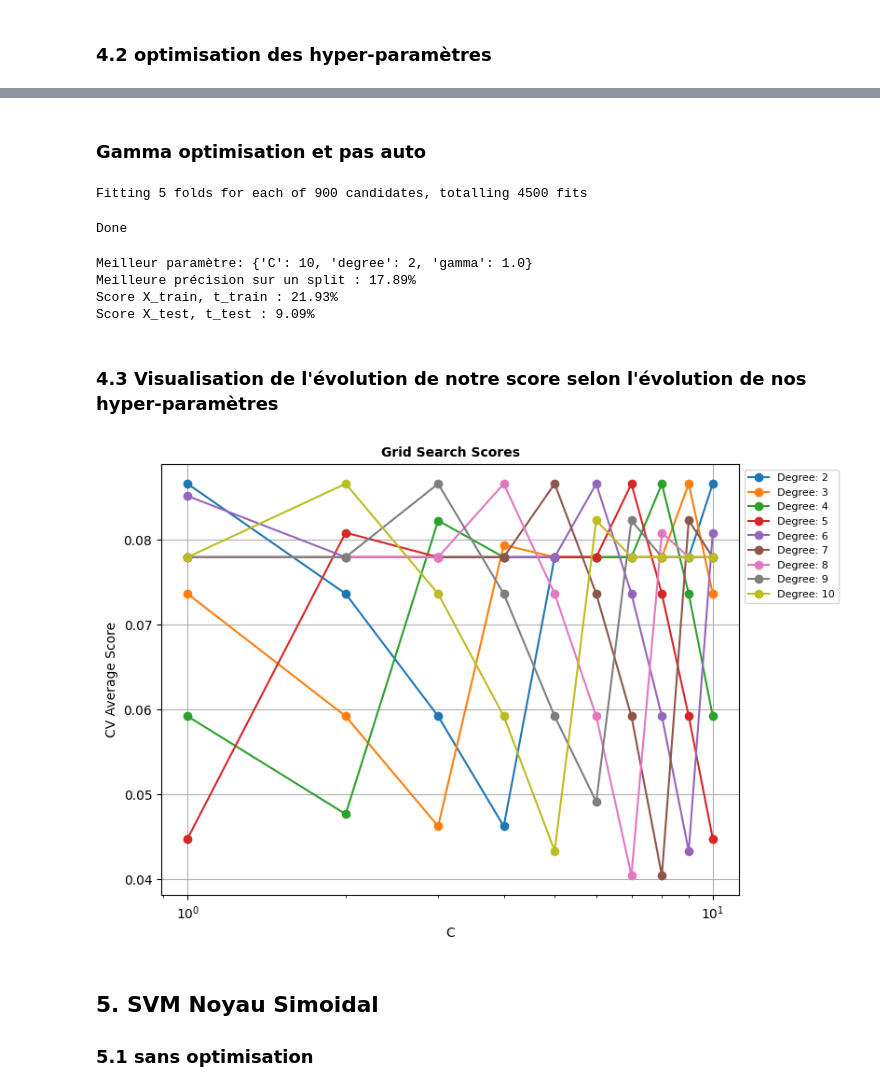
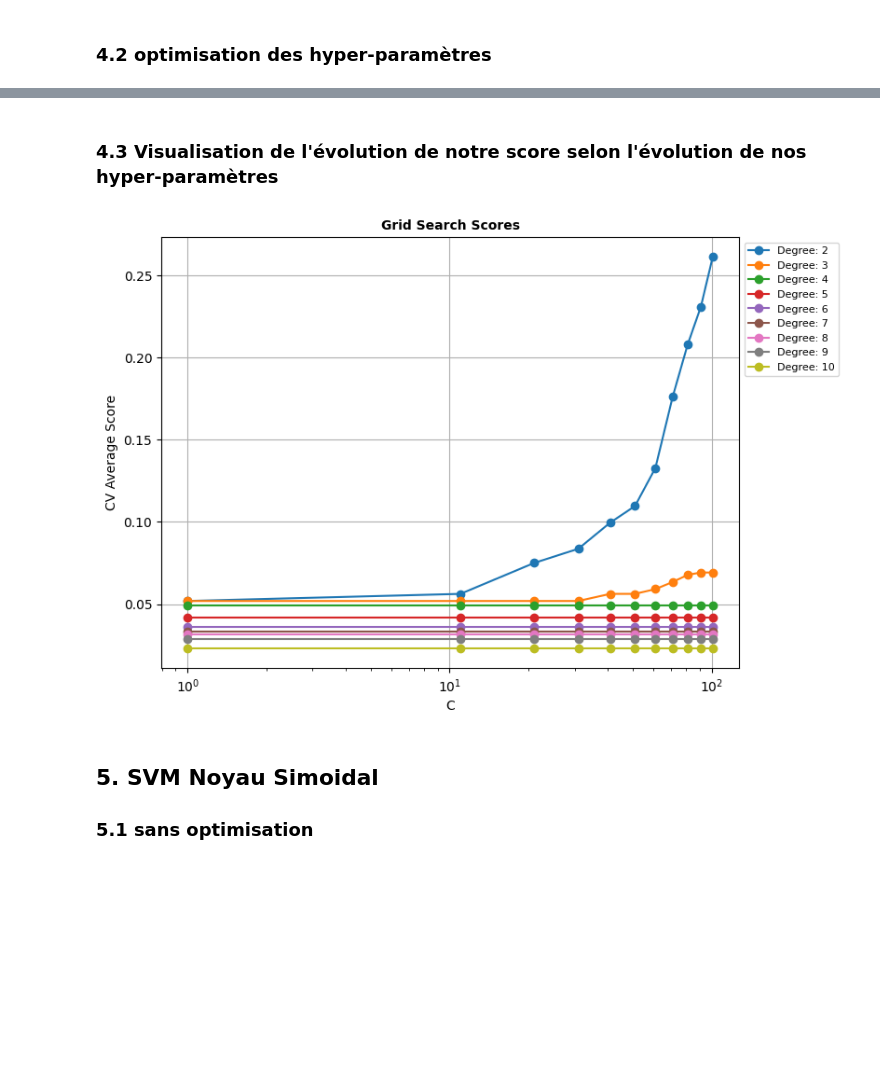
Before and after one commit to Alexandre-Leclercq/technique_apprentissage_projet, a Jupyter notebook: notebook/SVM.ipynb, the cells around one changed output, grey strips where cells are left out. Saved outputs shown, nothing was run; the diff lists cells and outputs as text; code cells hidden in the pictures; blank space fills up the shorter version.

Commit message:
test with new C values / data normalisation / improved plot function

```diff
--- a/notebook/SVM.ipynb
+++ b/notebook/SVM.ipynb
@@ -91,11 +94,11 @@ Score X_test, t_test : 2.36%
 # %%
 # Paramètre à tester
 param_grid_svm_linear= {
-    'C' : all_values_C_linear_poly
+    'C' : small_C
 }
 
 # Création du modèle de recherche sur grille
-grid_search_svm_linear = GridSearchCV(svm.SVC(kernel='linear'), param_grid_svm_linear, cv=5, verbose=3, n_jobs=-1)
+grid_search_svm_linear = GridSearchCV(svm.SVC(kernel='linear'), param_grid_svm_linear, cv=3, verbose=3, n_jobs=-1)
 
 # Entraînement du modèle avec la recherche sur grille
 grid_search_svm_linear.fit(X_train, t_train)
@@ -160,12 +144,12 @@ Score X_test, t_test : 4.38%
 # %%
 # Paramètre à tester
 param_grid_svm_rbf= {
-    'C' : all_values_C_rbf_sigmoid,
-    'gamma' : all_values_Gamma
+    'gamma' : all_values_Gamma,
+    'C' : big_C,
 }
 
 # Création du modèle de recherche sur grille
-grid_search_svm_rbf = GridSearchCV(svm.SVC(kernel='rbf'), param_grid_svm_rbf, cv=5, verbose=3, n_jobs=-1)
+grid_search_svm_rbf = GridSearchCV(svm.SVC(kernel='rbf'), param_grid_svm_rbf, cv=3, verbose=3, n_jobs=-1)
 
 # Entraînement du modèle avec la recherche sur grille
 grid_search_svm_rbf.fit(X_train, t_train)
@@ -230,12 +195,12 @@ Score X_test, t_test : 0.00%
 # %%
 # Paramètre à tester
 param_grid_svm_poly= {
-    'C' : all_values_C_linear_poly,
+    'C' : big_C,
     'degree' : all_values_Degree
 }
 
 # Création du modèle de recherche sur grille
-grid_search_svm_poly = GridSearchCV(svm.SVC(kernel="poly", gamma='auto'), param_grid_svm_poly, cv=5, verbose=3, n_jobs=-1)
+grid_search_svm_poly = GridSearchCV(svm.SVC(kernel="poly", gamma='auto'), param_grid_svm_poly, cv=3, verbose=3, n_jobs=-1)
 
 # Entraînement du modèle avec la recherche sur grille
 grid_search_svm_poly.fit(X_train, t_train)
@@ -278,40 +224,9 @@ Score X_test, t_test : 0.00%
-# %% [markdown]
-### Gamma optimisation et pas auto
-# %%
-# Paramètre à tester
-param_grid_svm_poly= {
-    'C' : all_values_C_linear_poly,
-    'degree' : all_values_Degree,
-    'gamma' : all_values_Gamma
-}
-
-# Création du modèle de recherche sur grille
-grid_search_svm_poly = GridSearchCV(svm.SVC(kernel="poly"), param_grid_svm_poly, cv=5, verbose=3, n_jobs=-1)
-
-# Entraînement du modèle avec la recherche sur grille
-grid_search_svm_poly.fit(X_train, t_train)
-print('Done')
-# %% [output]
-Fitting 5 folds for each of 900 candidates, totalling 4500 fits
-Done
-# %%
-results_grid_svm_poly = pd.DataFrame.from_dict(grid_search_svm_poly.cv_results_)
-# Meilleurs paramètres et meilleure précision
-print("Meilleur paramètre:", grid_search_svm_poly.best_params_)
-print("Meilleure précision sur un split : {:.2f}%".format(grid_search_svm_poly.best_score_*100))
-print("Score X_train, t_train : {:.2f}%".format(grid_search_svm_poly.score(X_train, t_train)*100))
-print("Score X_test, t_test : {:.2f}%".format(grid_search_svm_poly.score(X_test, t_test)*100))
-# %% [output]
-Meilleur paramètre: {'C': 10, 'degree': 2, 'gamma': 1.0}
-Meilleure précision sur un split : 17.89%
-Score X_train, t_train : 21.93%
-Score X_test, t_test : 9.09%
 # %% [markdown]
 ### 4.3 Visualisation de l'évolution de notre score selon l'évolution de nos hyper-paramètres
 # %%
-plot_grid_search(results_grid_svm_poly, all_values_C_linear_poly, all_values_Degree, 'C', 'Degree')
+plot_grid_search(results_grid_svm_poly, all_values_Degree,big_C,'Degree', 'C', axis=0)
 # %% [output]
-[figure, old version]
+[figure, new version]
 # %% [markdown]
 ## 5. SVM Noyau Simoidal
 ### 5.1 sans optimisation
```
Also changed, not shown: parts of 26 cells of this notebook.
